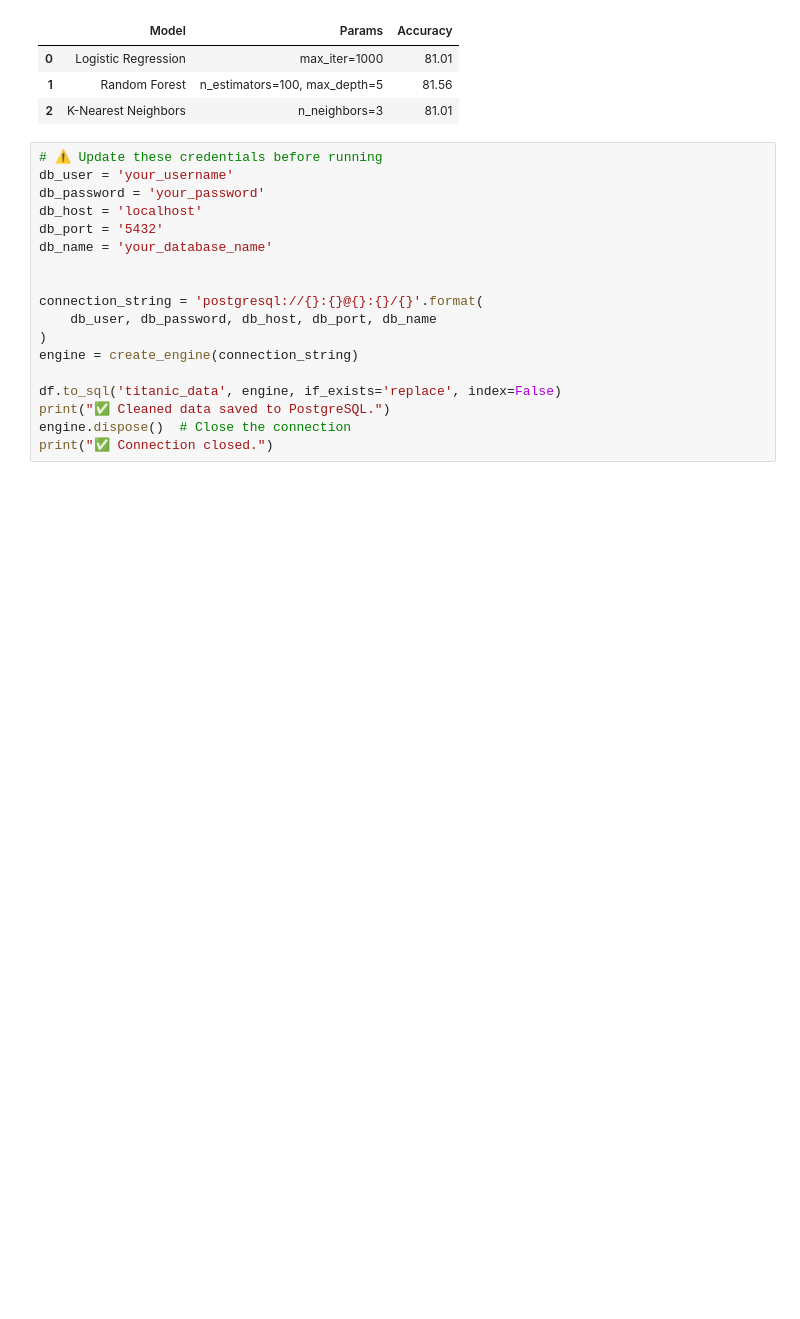
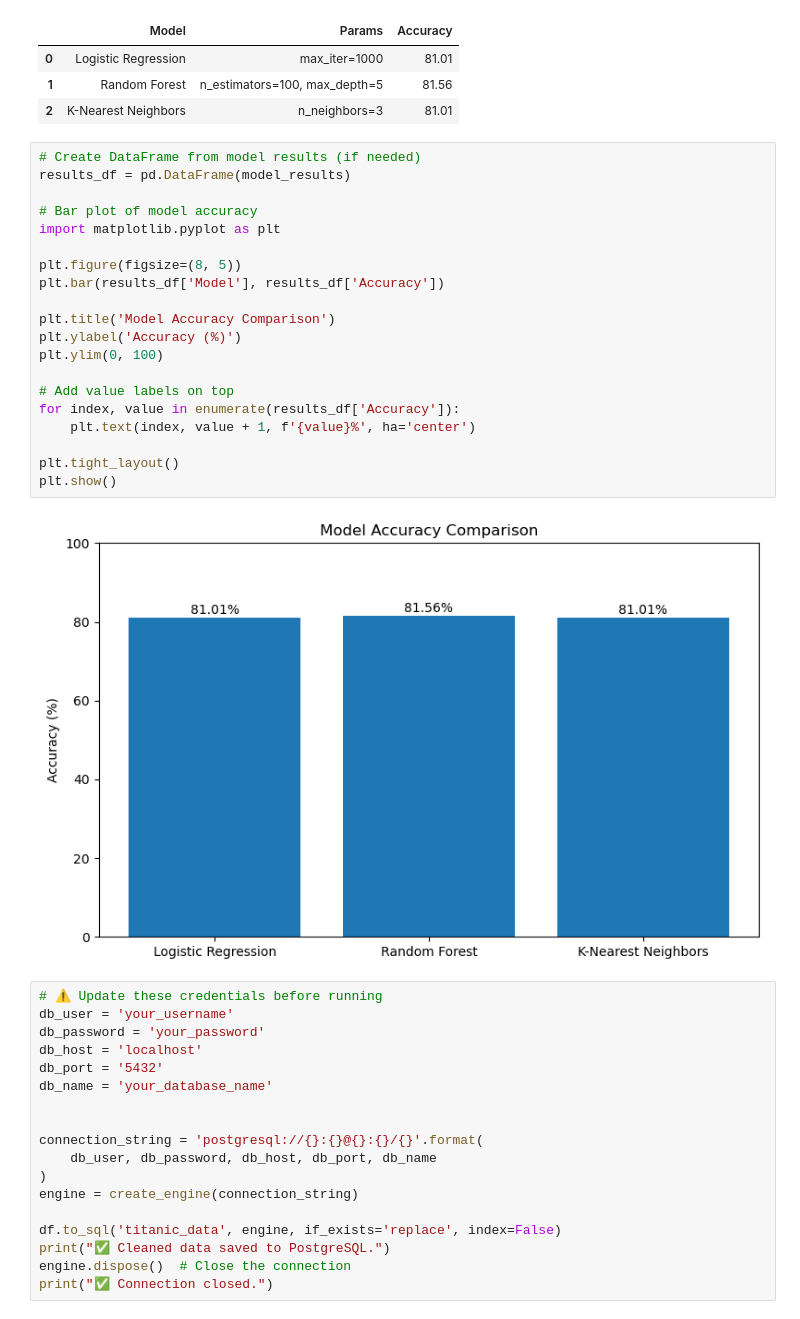
Before and after one commit to whallerud/Capstone_Project_Data_Viz, a Jupyter notebook: Titanic_Predictions.ipynb, the cells around one changed output. Drawn from its saved outputs; the diff is of its cells as text; blank space fills up the shorter version.

Commit message:
added bar plot visual

```diff
--- a/Titanic_Predictions.ipynb
+++ b/Titanic_Predictions.ipynb
@@ -99,6 +100,28 @@ results_df
 | 0 | Logistic Regression | max_iter=1000 | 81.01 |
 | 1 | Random Forest | n_estimators=100, max_depth=5 | 81.56 |
 | 2 | K-Nearest Neighbors | n_neighbors=3 | 81.01 |
+# %%
+# Create DataFrame from model results (if needed)
+results_df = pd.DataFrame(model_results)
+
+# Bar plot of model accuracy
+import matplotlib.pyplot as plt
+
+plt.figure(figsize=(8, 5))
+plt.bar(results_df['Model'], results_df['Accuracy'])
+
+plt.title('Model Accuracy Comparison')
+plt.ylabel('Accuracy (%)')
+plt.ylim(0, 100)
+
+# Add value labels on top
+for index, value in enumerate(results_df['Accuracy']):
+    plt.text(index, value + 1, f'{value}%', ha='center')
+
+plt.tight_layout()
+plt.show()
+# %% [output]
+[figure, added]
 # %%
 # ⚠️ Update these credentials before running
 db_user = 'your_username'
```
Also changed, not shown: parts of 1 cell of this notebook.
